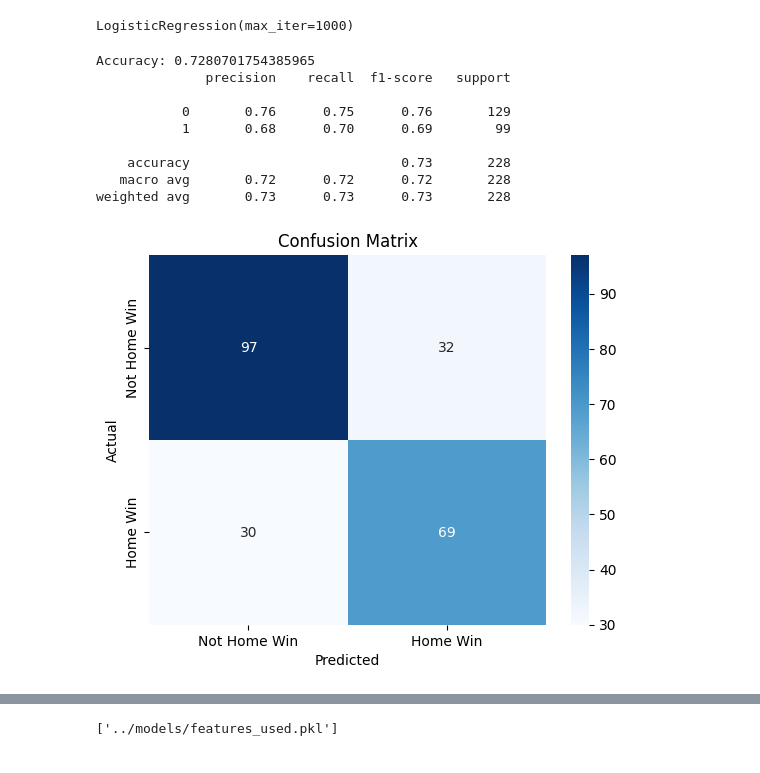
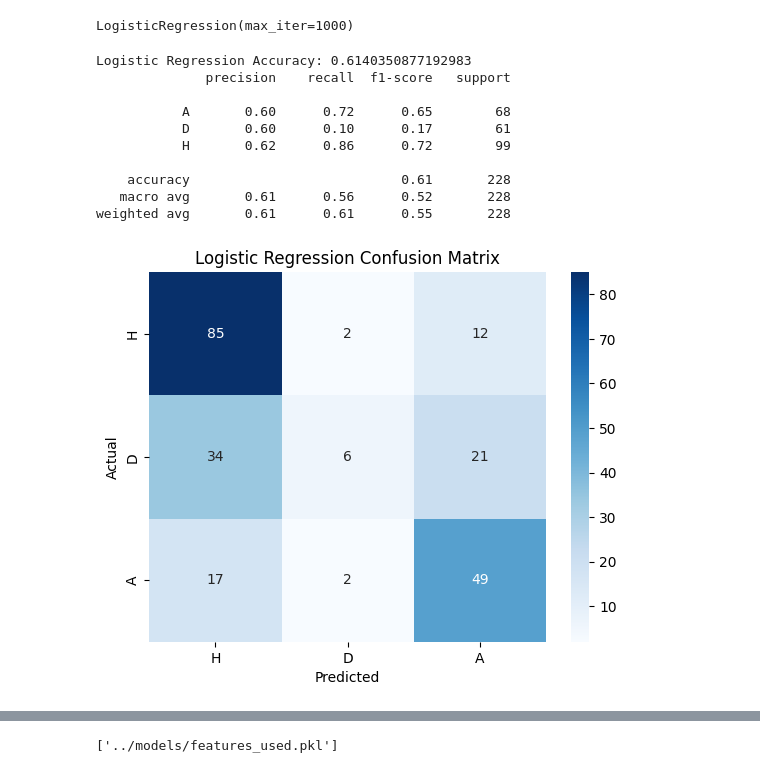
Before and after one commit to alemoscardo/ml-football-predictions, a Jupyter notebook: notebooks/01_data_exploration.ipynb, the cells around one changed output, grey strips where cells are left out. Saved outputs shown, nothing was run; the diff lists cells and outputs as text; code cells hidden in the pictures.

Commit message:
Refactor to predict 3-class outcome: Home Win, Draw, Away Win

```diff
--- a/notebooks/01_data_exploration.ipynb
+++ b/notebooks/01_data_exploration.ipynb
@@ -84,7 +84,7 @@ features = [
 matches_model = matches.dropna(subset=features + ['HomeWin'])
 
 X = matches_model[features]
-y = matches_model['HomeWin']
+y = matches_model['Result']
 # %%
 from sklearn.model_selection import train_test_split
 from sklearn.linear_model import LogisticRegression
@@ -102,32 +102,33 @@ model.fit(X_train, y_train)
 # %% [output]
 LogisticRegression(max_iter=1000)
 # %%
+labels = ['H', 'D', 'A']  # Home Win, Draw, Away Win
+
+
 y_pred = model.predict(X_test)
 
-# Accuracy
-print("Accuracy:", accuracy_score(y_test, y_pred))
+print("Logistic Regression Accuracy:", accuracy_score(y_test, y_pred))
+print(classification_report(y_test, y_pred))
 
-# Full classification report
-print(classification_report(y_test, y_pred))
+cm = confusion_matrix(y_test, y_pred, labels=labels)
+sns.heatmap(cm, annot=True, fmt='d', cmap='Blues',
+            xticklabels=labels, yticklabels=labels)
+plt.xlabel("Predicted")
+plt.ylabel("Actual")
+plt.title("Logistic Regression Confusion Matrix")
+plt.show()
 # %% [output]
-Accuracy: 0.7280701754385965
+Logistic Regression Accuracy: 0.6140350877192983
               precision    recall  f1-score   support
 
-           0       0.76      0.75      0.76       129
-           1       0.68      0.70      0.69        99
+           A       0.60      0.72      0.65        68
+           D       0.60      0.10      0.17        61
+           H       0.62      0.86      0.72        99
 
-    accuracy                           0.73       228
-   macro avg       0.72      0.72      0.72       228
-weighted avg       0.73      0.73      0.73       228
+    accuracy                           0.61       228
+   macro avg       0.61      0.56      0.52       228
+weighted avg       0.61      0.61      0.55       228
+[figure, added]
-# %%
-cm = confusion_matrix(y_test, y_pred)
-sns.heatmap(cm, annot=True, fmt='d', cmap='Blues', xticklabels=['Not Home Win', 'Home Win'], yticklabels=['Not Home Win', 'Home Win'])
-plt.xlabel("Predicted")
-plt.ylabel("Actual")
-plt.title("Confusion Matrix")
-plt.show()
-# %% [output]
-[figure, removed]
 # %%
 # Random Forest Model
 rf_model = RandomForestClassifier(n_estimators=100, random_state=42)
```
Also changed, not shown: parts of 4 cells of this notebook, 2 other files.
